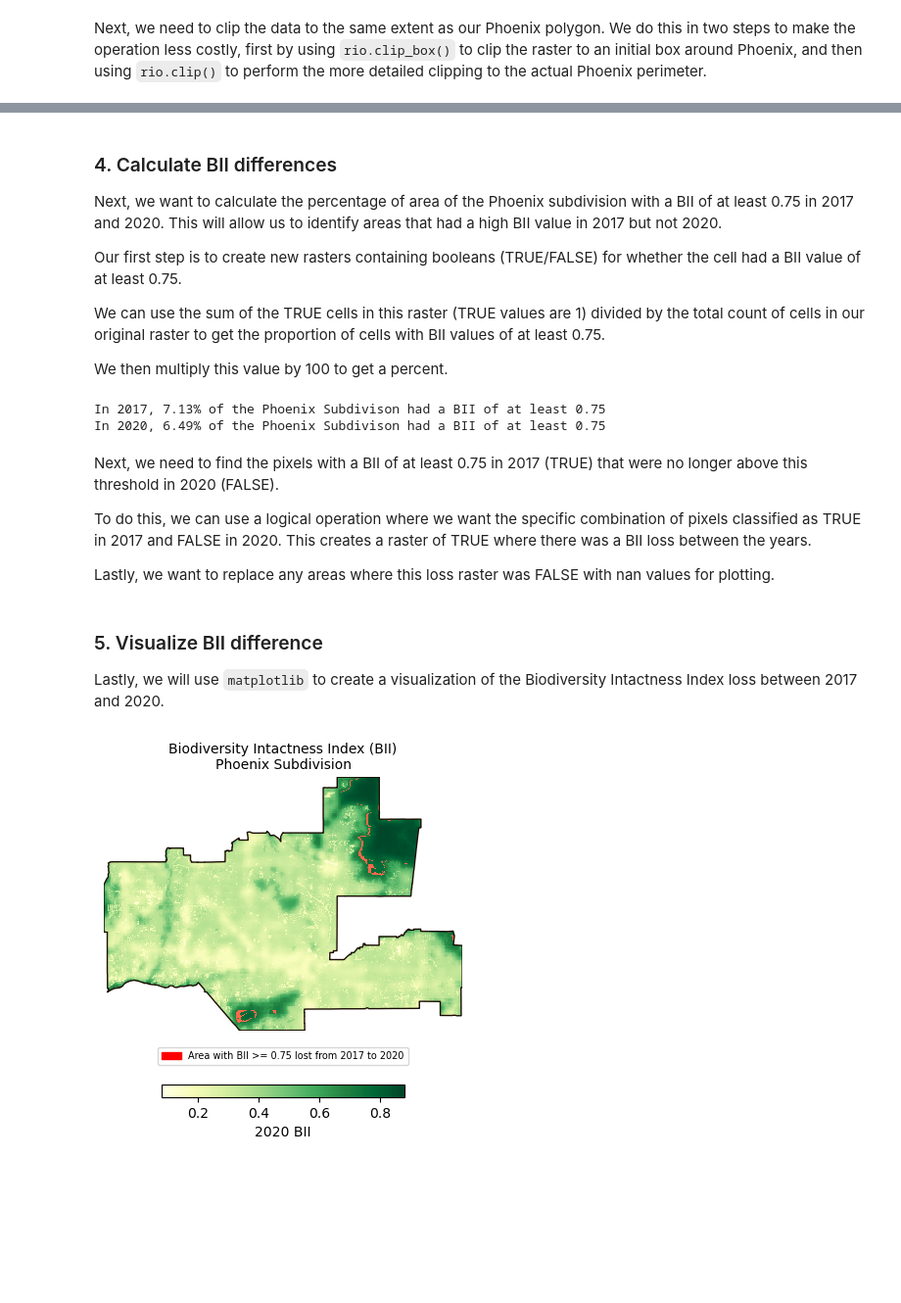
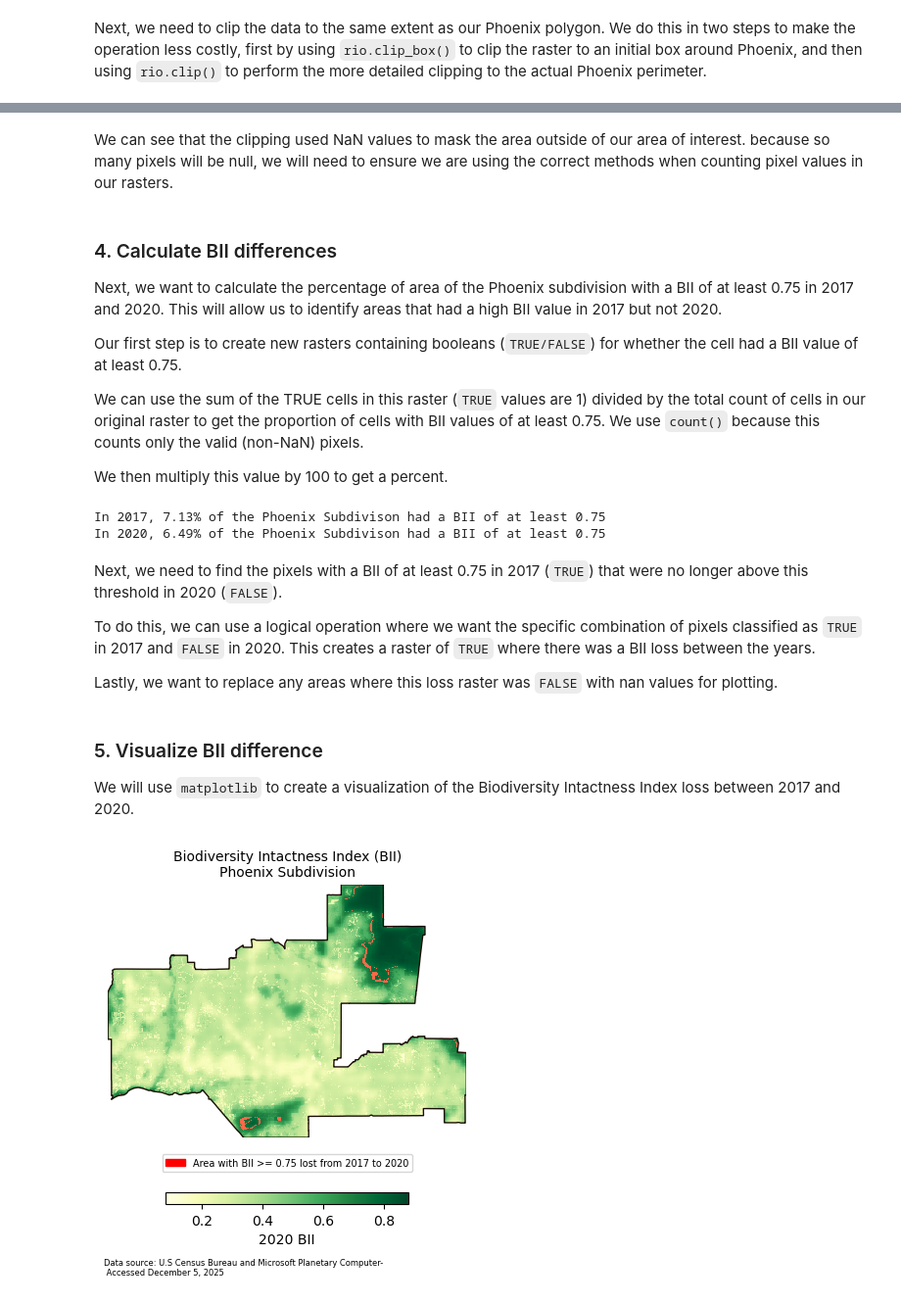
Before and after one commit to avarobillard/phoenix-biodiversity, a Jupyter notebook: bii-analysis.ipynb, the cells around one changed output, grey strips where cells are left out. Shown at 98% size. Cells and saved outputs as stored; diff of their text form; code cells hidden in the pictures; blank space fills up the shorter version.

```diff
--- a/bii-analysis.ipynb
+++ b/bii-analysis.ipynb
@@ -287,11 +284,13 @@ bii2020_clip = (bii2020.rio.clip_box(*phoenix.total_bounds).rio.clip(phoenix.geo
+# %% [markdown]
+We can see that the clipping used NaN values to mask the area outside of our area of interest. because so many pixels will be null, we will need to ensure we are using the correct methods when counting pixel values in our rasters.
 # %% [markdown]
 ### 4. Calculate BII differences
 
 Next, we want to calculate the percentage of area of the Phoenix subdivision with a BII of at least 0.75 in 2017 and 2020. This will allow us to identify areas that had a high BII value in 2017 but not 2020.
 
-Our first step is to create new rasters containing booleans (TRUE/FALSE) for whether the cell had a BII value of at least 0.75.
+Our first step is to create new rasters containing booleans (`TRUE/FALSE`) for whether the cell had a BII value of at least 0.75.
 
-We can use the sum of the TRUE cells in this raster (TRUE values are 1) divided by the total count of cells in our original raster to get the proportion of cells with BII values of at least 0.75.
+We can use the sum of the TRUE cells in this raster (`TRUE` values are 1) divided by the total count of cells in our original raster to get the proportion of cells with BII values of at least 0.75. We use `count()` because this counts only the valid (non-NaN) pixels.
 
 We then multiply this value by 100 to get a percent.
 # %%
@@ -312,54 +311,54 @@ print(f"In 2020, {biipercent_2020:.2f}% of the Phoenix Subdivison had a BII of a
 In 2017, 7.13% of the Phoenix Subdivison had a BII of at least 0.75
 In 2020, 6.49% of the Phoenix Subdivison had a BII of at least 0.75
 # %% [markdown]
-Next, we need to find the pixels with a BII of at least 0.75 in 2017 (TRUE) that were no longer above this threshold in 2020 (FALSE).
+Next, we need to find the pixels with a BII of at least 0.75 in 2017 (`TRUE`) that were no longer above this threshold in 2020 (`FALSE`).
 
-To do this, we can use a logical operation where we want the specific combination of pixels classified as TRUE in 2017 and FALSE in 2020. This creates a raster of TRUE where there was a BII loss between the years.
+To do this, we can use a logical operation where we want the specific combination of pixels classified as `TRUE` in 2017 and `FALSE` in 2020. This creates a raster of `TRUE` where there was a BII loss between the years.
 
-Lastly, we want to replace any areas where this loss raster was FALSE with nan values for plotting.
+Lastly, we want to replace any areas where this loss raster was `FALSE` with nan values for plotting.
 # %%
 # Find pixels that changed value between 2017 and 2020
-bii_loss = bii2017_above & (~bii2020_above)
+bii_loss = (bii2017_75 == True) & (bii2020_75 == False)
 
 # Keep only pixels with loss
 bii_loss = bii_loss.where(bii_loss, np.nan)
 # %% [markdown]
 ### 5. Visualize BII difference
 
-Lastly, we will use `matplotlib` to create a visualization of the Biodiversity Intactness Index loss between 2017 and 2020.
+We will use `matplotlib` to create a visualization of the Biodiversity Intactness Index loss between 2017 and 2020.
 # %%
 # Plot BII change
 fig, ax = plt.subplots()
 
 bii2020_clip.plot(ax = ax,
                   cmap = "YlGn",
                   cbar_kwargs = {'location':'bottom',
                                   'label':'2020 BII',
                                   'shrink':0.5})
 
 bii_loss.plot(ax = ax,
               cmap = "Reds",
-              add_colorbar = False,
-              cbar__kwargs:
-            )
+              add_colorbar = False)
 
 phoenix.plot(ax = ax,
              color = 'none',
              edgecolor = '#1A0D03')
 
 # Add legend for loss instead of cmap- the value is just 1
 loss_patch = mpatches.Patch(color = 'red',
                             label = 'Area with BII >= 0.75 lost from 2017 to 2020')
 
 ax.legend(handles = [loss_patch],
            loc = 'center',
            bbox_to_anchor = (0.5, -0.1),
            fontsize = 7)
 
 ax.axis('off')
 
 plt.title('Biodiversity Intactness Index (BII)\nPhoenix Subdivision', size = 10)
 
+plt.figtext(0.22, 0.05, "Data source: U.S Census Bureau and Microsoft Planetary Computer- \n Accessed December 5, 2025", fontsize = 6)
+
 plt.show()
 # %% [output]
-[figure, old version]
+[figure, new version]
```
Also changed, not shown: parts of 7 cells of this notebook.
